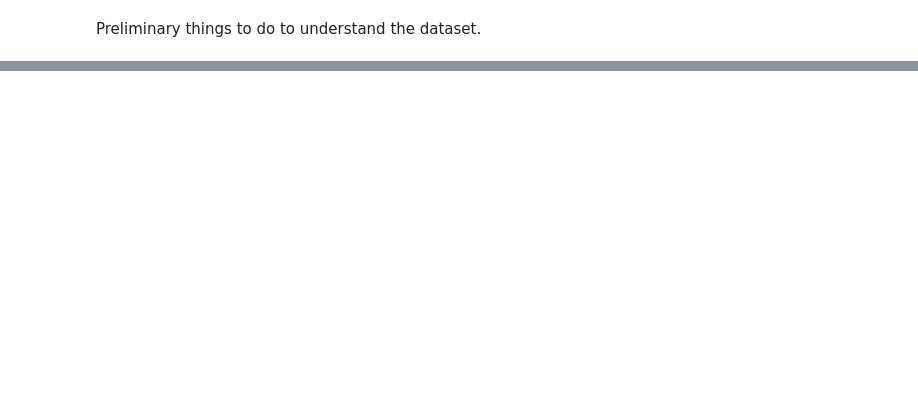
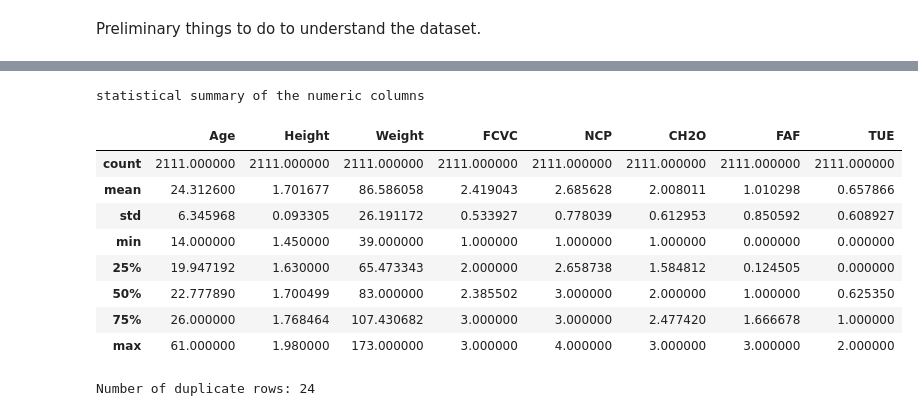
Before and after one commit to mahesh989/Machine-learning-project-Obesity_prediction, a Jupyter notebook: code.ipynb, the cells around one changed output, grey strips where cells are left out. Saved outputs shown, nothing was run; the diff lists cells and outputs as text; code cells hidden in the pictures; blank space fills up the shorter version.

```diff
--- a/code.ipynb
+++ b/code.ipynb
@@ -18,0 +76,21 @@ Check
+# %%
+# Get a quick statistical summary of the numeric columns
+print("statistical summary of the numeric columns")
+df.describe()
+# %% [output]
+statistical summary of the numeric columns
+|  | Age | Height | Weight | FCVC | NCP | CH2O | FAF | TUE |
+| count | 2111.000000 | 2111.000000 | 2111.000000 | 2111.000000 | 2111.000000 | 2111.000000 | 2111.000000 | 2111.000000 |
+| mean | 24.312600 | 1.701677 | 86.586058 | 2.419043 | 2.685628 | 2.008011 | 1.010298 | 0.657866 |
+| std | 6.345968 | 0.093305 | 26.191172 | 0.533927 | 0.778039 | 0.612953 | 0.850592 | 0.608927 |
+| min | 14.000000 | 1.450000 | 39.000000 | 1.000000 | 1.000000 | 1.000000 | 0.000000 | 0.000000 |
+| 25% | 19.947192 | 1.630000 | 65.473343 | 2.000000 | 2.658738 | 1.584812 | 0.124505 | 0.000000 |
+| 50% | 22.777890 | 1.700499 | 83.000000 | 2.385502 | 3.000000 | 2.000000 | 1.000000 | 0.625350 |
+| 75% | 26.000000 | 1.768464 | 107.430682 | 3.000000 | 3.000000 | 2.477420 | 1.666678 | 1.000000 |
+| max | 61.000000 | 1.980000 | 173.000000 | 3.000000 | 4.000000 | 3.000000 | 3.000000 | 2.000000 |
+# %%
+# Check for duplicate rows in the dataset
+duplicate_rows = df.duplicated().sum()
+print(f"Number of duplicate rows: {duplicate_rows}")
+# %% [output]
+Number of duplicate rows: 24
```
Also changed, not shown: parts of 15 cells of this notebook.
